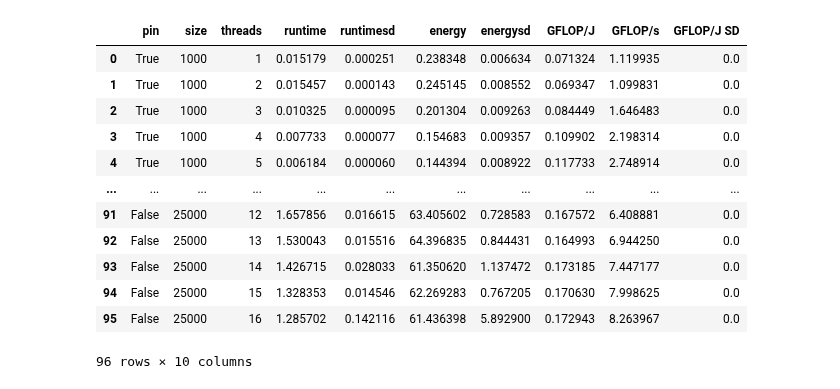
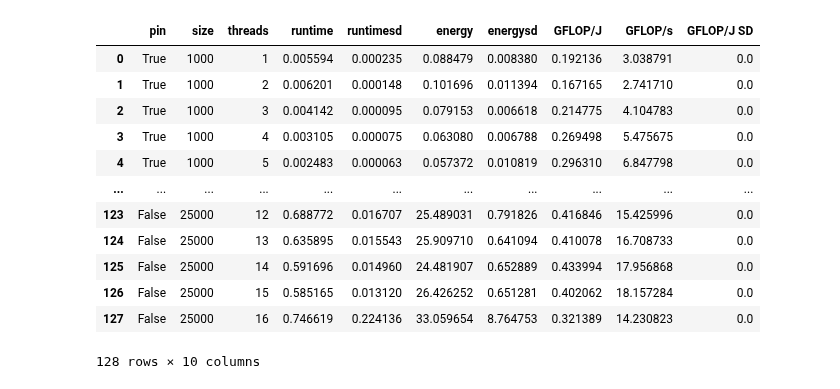
Before and after one commit to JordyAaldering/ecodynamic, a Jupyter notebook: sac_best.ipynb, the cells around one changed output. Cells and saved outputs as stored; diff of their text form; code cells hidden in the pictures.

Commit message:
3 point stencil

```diff
--- a/sac_best.ipynb
+++ b/sac_best.ipynb
@@ -4,36 +4,41 @@ import seaborn as sns
 import matplotlib.pyplot as plt
 # %%
 # Matmul FLOP
+#label = 'matmul'
 #df = pd.read_csv('data/sac_find_best_matmul.csv')
 #flop = df['size'] * df['size'] * (2 * df['size'] - 1)
+
 # N-body FLOP
+#label = 'n-body'
 #df = pd.read_csv('data/sac_find_best_nbody.csv')
 #flop = 20 * df['size'] * df['size'] + 12 * df['size']
-# Relax FLOP
+
+# 9-point stencil FLOP
+label = 'stencil'
 df = pd.read_csv('data/sac_find_best_relax.csv')
 flop = 17 * df['size'] * df['size']
 
 df['GFLOP/J'] = (flop / 1e9) / df['energy']
 df['GFLOP/s'] = (flop / 1e9) / df['runtime']
 df['GFLOP/J SD'] = 0 * df['energysd'] # How to compute this?
 
 #df['energy'] -= df['runtime'] * 3.85
 
 df
 # %% [output]
 |  | pin | size | threads | runtime | runtimesd | energy | energysd | GFLOP/J | GFLOP/s | GFLOP/J SD |
-| 0 | True | 1000 | 1 | 0.015179 | 0.000251 | 0.238348 | 0.006634 | 0.071324 | 1.119935 | 0.0 |
-| 1 | True | 1000 | 2 | 0.015457 | 0.000143 | 0.245145 | 0.008552 | 0.069347 | 1.099831 | 0.0 |
-| 2 | True | 1000 | 3 | 0.010325 | 0.000095 | 0.201304 | 0.009263 | 0.084449 | 1.646483 | 0.0 |
-| 3 | True | 1000 | 4 | 0.007733 | 0.000077 | 0.154683 | 0.009357 | 0.109902 | 2.198314 | 0.0 |
-| 4 | True | 1000 | 5 | 0.006184 | 0.000060 | 0.144394 | 0.008922 | 0.117733 | 2.748914 | 0.0 |
+| 0 | True | 1000 | 1 | 0.005594 | 0.000235 | 0.088479 | 0.008380 | 0.192136 | 3.038791 | 0.0 |
+| 1 | True | 1000 | 2 | 0.006201 | 0.000148 | 0.101696 | 0.011394 | 0.167165 | 2.741710 | 0.0 |
+| 2 | True | 1000 | 3 | 0.004142 | 0.000095 | 0.079153 | 0.006618 | 0.214775 | 4.104783 | 0.0 |
+| 3 | True | 1000 | 4 | 0.003105 | 0.000075 | 0.063080 | 0.006788 | 0.269498 | 5.475675 | 0.0 |
+| 4 | True | 1000 | 5 | 0.002483 | 0.000063 | 0.057372 | 0.010819 | 0.296310 | 6.847798 | 0.0 |
 | ... | ... | ... | ... | ... | ... | ... | ... | ... | ... | ... |
-| 91 | False | 25000 | 12 | 1.657856 | 0.016615 | 63.405602 | 0.728583 | 0.167572 | 6.408881 | 0.0 |
-| 92 | False | 25000 | 13 | 1.530043 | 0.015516 | 64.396835 | 0.844431 | 0.164993 | 6.944250 | 0.0 |
-| 93 | False | 25000 | 14 | 1.426715 | 0.028033 | 61.350620 | 1.137472 | 0.173185 | 7.447177 | 0.0 |
-| 94 | False | 25000 | 15 | 1.328353 | 0.014546 | 62.269283 | 0.767205 | 0.170630 | 7.998625 | 0.0 |
-| 95 | False | 25000 | 16 | 1.285702 | 0.142116 | 61.436398 | 5.892900 | 0.172943 | 8.263967 | 0.0 |
+| 123 | False | 25000 | 12 | 0.688772 | 0.016707 | 25.489031 | 0.791826 | 0.416846 | 15.425996 | 0.0 |
+| 124 | False | 25000 | 13 | 0.635895 | 0.015543 | 25.909710 | 0.641094 | 0.410078 | 16.708733 | 0.0 |
+| 125 | False | 25000 | 14 | 0.591696 | 0.014960 | 24.481907 | 0.652889 | 0.433994 | 17.956868 | 0.0 |
+| 126 | False | 25000 | 15 | 0.585165 | 0.013120 | 26.426252 | 0.651281 | 0.402062 | 18.157284 | 0.0 |
+| 127 | False | 25000 | 16 | 0.746619 | 0.224136 | 33.059654 | 8.764753 | 0.321389 | 14.230823 | 0.0 |
-96 rows × 10 columns
+128 rows × 10 columns
 # %%
 def twin_plot(df, ax, bar_y, line_y, sd, bar_label=None, line_label=None, bar_min=True):
     if bar_label == None: bar_label = bar_y
```
Also changed, not shown: parts of 2 cells of this notebook, 2 other files.
